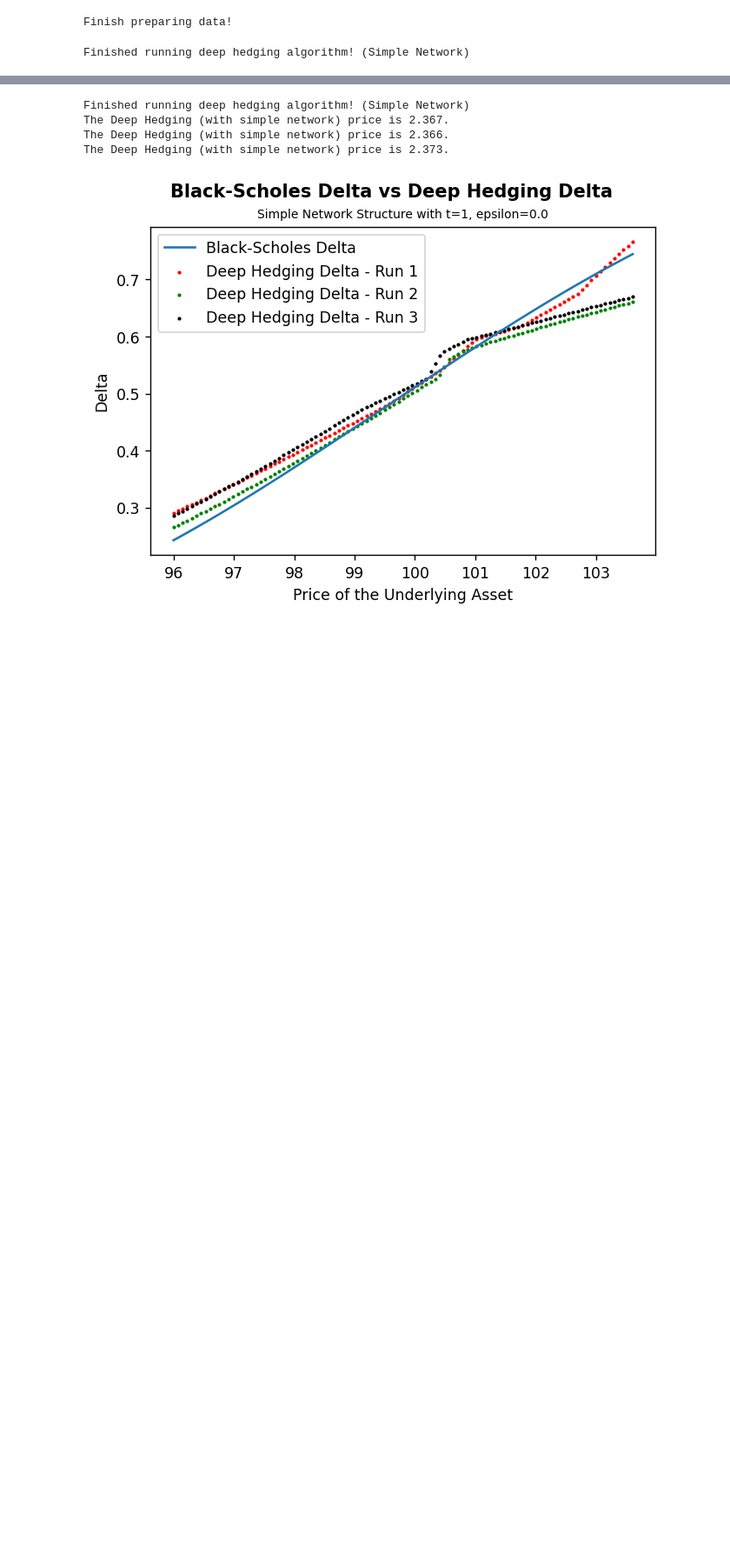
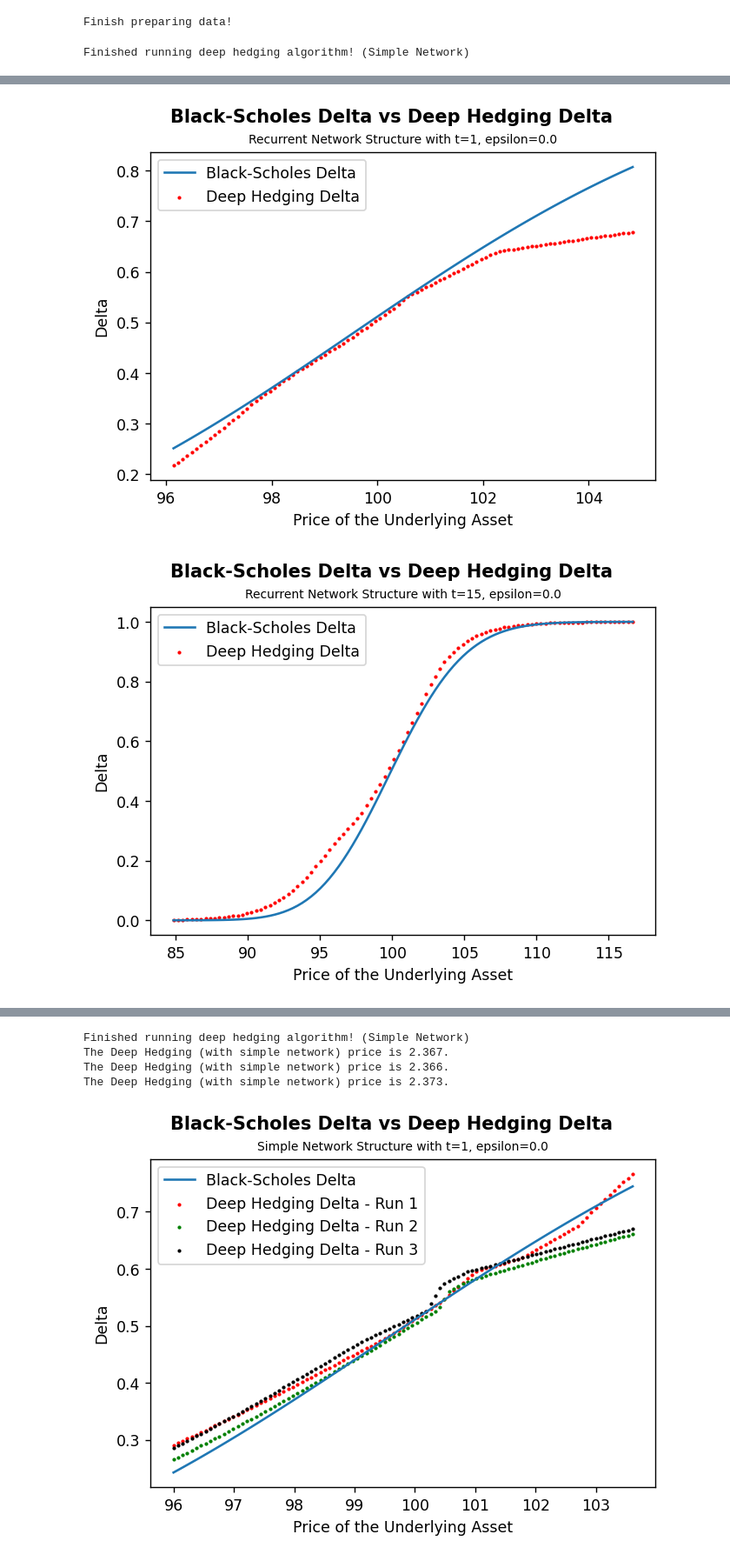
Before and after one commit to lara2302/deep_hedging, a Jupyter notebook: colab/deep_hedging_colab.ipynb, the cells around one changed output, grey strips where cells are left out. Shown: that part at 87% size. Saved outputs shown, nothing was run; the diff lists cells and outputs as text; code cells hidden in the pictures; blank space fills up the shorter version.

```diff
--- a/colab/deep_hedging_colab.ipynb
+++ b/colab/deep_hedging_colab.ipynb
@@ -362,0 +389,56 @@ for days_from_today in (1,15,29):
+# %%
+#@title <font color='Blue'>**Results: Black-Scholes Delta vs Recurrent Deep Hedging Delta.**</font>
+for days_from_today in (1,15,29):
+  tau = (N-days_from_today)*dt
+
+  delta = 0.5
+
+  min_S = S_test[0][:,days_from_today].min()
+  max_S = S_test[0][:,days_from_today].max()
+  S_range = np.linspace(min_S,max_S,101)
+
+  # Attention: Need to transform it to be consistent with the information set.
+  if information_set is "S":
+    I_range =  S_range # Information set
+  elif information_set is "log_S":
+    I_range =  np.log(S_range)
+  elif information_set is "normalized_log_S":
+    I_range =  np.log(S_range/S0)
+
+  input = np.stack([I_range,[delta for _ in range(len(I_range))]],axis=1)
+
+  # Compute Black-Scholes delta for S_range.
+  # Reference: https://en.wikipedia.org/wiki/Greeks_(finance)
+  d1 = (np.log(S_range) - np.log(strike) + \
+        (risk_free - dividend + (sigma**2)/2)*tau) \
+              / (sigma*np.sqrt(tau))
+
+  model_delta = norm.cdf(d1)*np.exp(-dividend*tau)
+
+  if share_stretegy_across_time is False:
+    submodel = Delta_SubModel(model = model_recurrent, \
+                      days_from_today = days_from_today)
+  else:
+    submodel = Delta_SubModel(model = model_recurrent, \
+                      days_from_today = 0)
+
+  nn_delta = submodel(input)
+
+  # Create a plot of Black-Scholes delta against deep hedging delta.
+  fig_delta = plt.figure(dpi= 125, facecolor='w')
+  fig_delta.suptitle("Black-Scholes Delta vs Deep Hedging Delta \n", \
+        fontweight="bold")
+  ax_delta = fig_delta.add_subplot()
+  ax_delta.set_title("Recurrent Network Structure with " + \
+              "t=" + str(days_from_today) + ", " + \
+                "epsilon=" + str(epsilon), \
+                fontsize=8)
+  ax_delta.set_xlabel("Price of the Underlying Asset")
+  ax_delta.set_ylabel("Delta")
+  ax_delta.plot(S_range, model_delta, label="Black-Scholes Delta")
+  ax_delta.scatter(S_range,nn_delta, c="red", s=2, label="Deep Hedging Delta")
+  ax_delta.legend()
+  plt.show()
+# %% [output]
+[figure, added]
+[figure, added]
```
Also changed, not shown: parts of 8 cells of this notebook.
